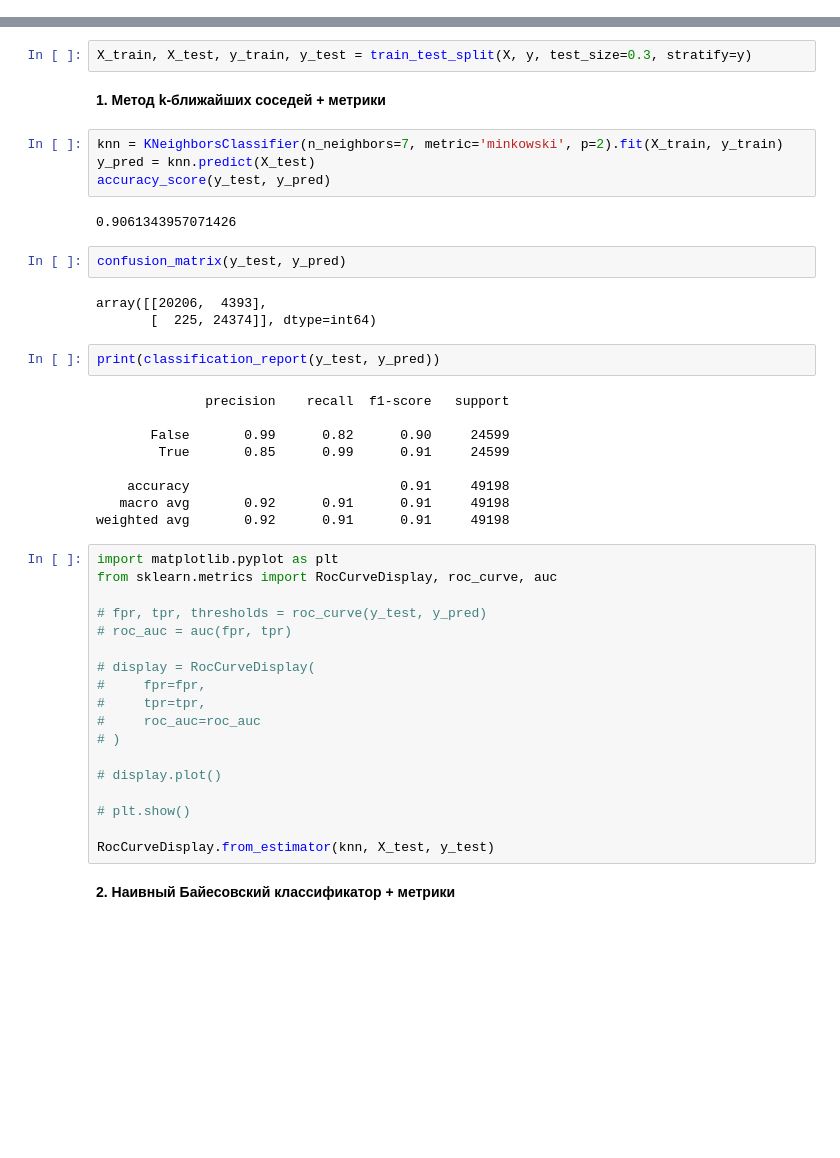
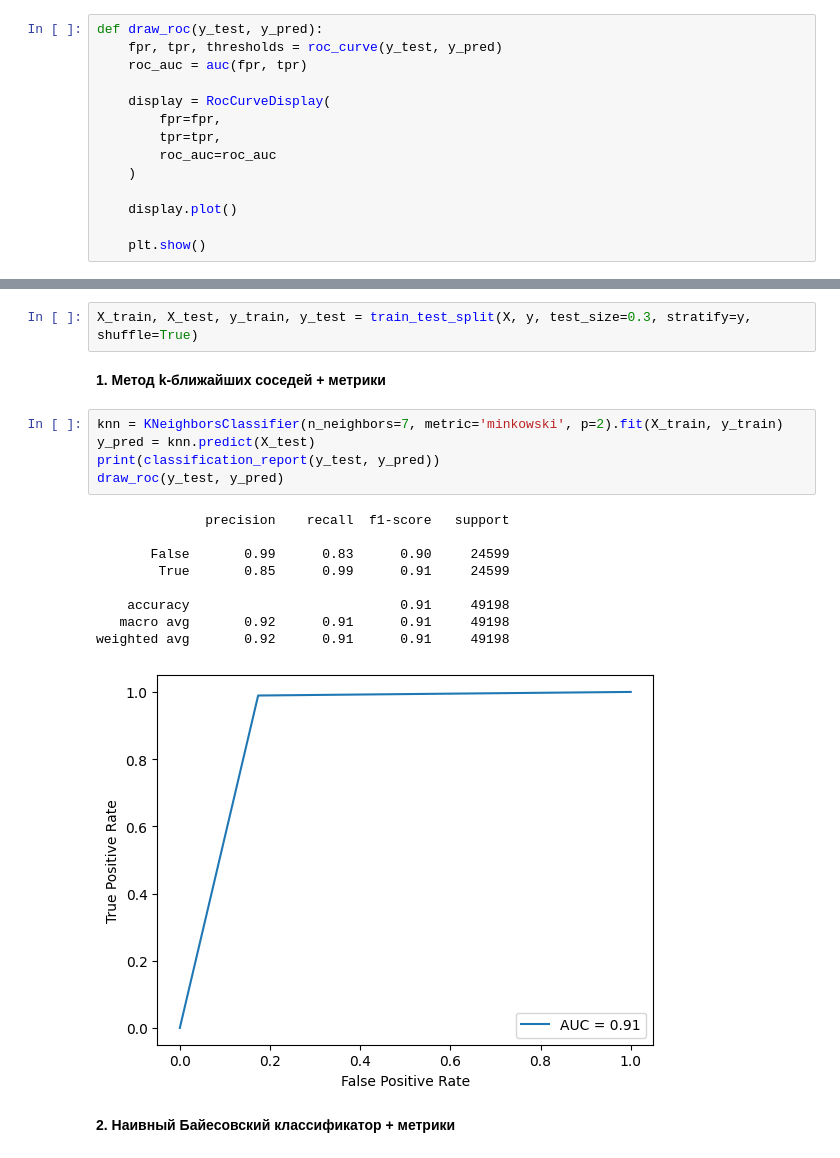
Before and after one commit to IvanBugaenko/MachineLearning-Labs, a Jupyter notebook: notebooks/2.ipynb, the cells around one changed output, grey strips where cells are left out. Drawn from its saved outputs; the diff is of its cells as text; blank space fills up the shorter version.

```diff
--- a/notebooks/2.ipynb
+++ b/notebooks/2.ipynb
@@ -84,3 +78,17 @@ from sklearn.linear_model import LogisticRegression
+# %%
+def draw_roc(y_test, y_pred):
+    fpr, tpr, thresholds = roc_curve(y_test, y_pred)
+    roc_auc = auc(fpr, tpr)
+
+    display = RocCurveDisplay(
+        fpr=fpr,
+        tpr=tpr,
+        roc_auc=roc_auc
+    )
+
+    display.plot()
+
+    plt.show()
 # %%
 table = pd.read_csv("../data/neo_task.csv")
 table.head(5)
@@ -163,49 +171,24 @@ print(X.shape, y.shape)
 # %% [output]
 (163992, 5) (163992,)
 # %%
-X_train, X_test, y_train, y_test = train_test_split(X, y, test_size=0.3, stratify=y)
+X_train, X_test, y_train, y_test = train_test_split(X, y, test_size=0.3, stratify=y, shuffle=True)
 # %% [markdown]
 **1. Метод k-ближайших соседей + метрики**
 # %%
 knn = KNeighborsClassifier(n_neighbors=7, metric='minkowski', p=2).fit(X_train, y_train)
 y_pred = knn.predict(X_test)
-accuracy_score(y_test, y_pred)
+print(classification_report(y_test, y_pred))
+draw_roc(y_test, y_pred)
 # %% [output]
-0.9061343957071426
+              precision    recall  f1-score   support
+
+       False       0.99      0.83      0.90     24599
+        True       0.85      0.99      0.91     24599
+
+    accuracy                           0.91     49198
+   macro avg       0.92      0.91      0.91     49198
+weighted avg       0.92      0.91      0.91     49198
+[figure, added]
-# %%
-confusion_matrix(y_test, y_pred)
-# %% [output]
-array([[20206,  4393],
-       [  225, 24374]], dtype=int64)
-# %%
-print(classification_report(y_test, y_pred))
-# %% [output]
-              precision    recall  f1-score   support
-
-       False       0.99      0.82      0.90     24599
-        True       0.85      0.99      0.91     24599
-
-    accuracy                           0.91     49198
-   macro avg       0.92      0.91      0.91     49198
-weighted avg       0.92      0.91      0.91     49198
-# %%
-import matplotlib.pyplot as plt
-from sklearn.metrics import RocCurveDisplay, roc_curve, auc
-
-# fpr, tpr, thresholds = roc_curve(y_test, y_pred)
-# roc_auc = auc(fpr, tpr)
-
-# display = RocCurveDisplay(
-#     fpr=fpr,
-#     tpr=tpr,
-#     roc_auc=roc_auc
-# )
-
-# display.plot()
-
-# plt.show()
-
-RocCurveDisplay.from_estimator(knn, X_test, y_test)
 # %% [markdown]
 **2. Наивный Байесовский классификатор + метрики**
 # %%
```
Also changed, not shown: parts of 19 cells of this notebook, 5 other files.
